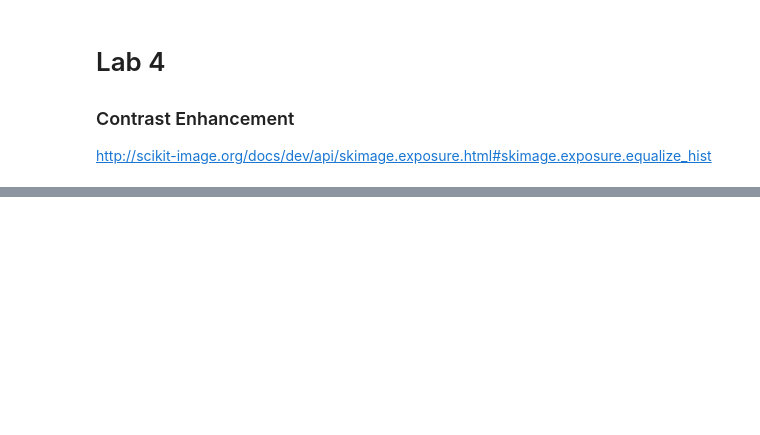
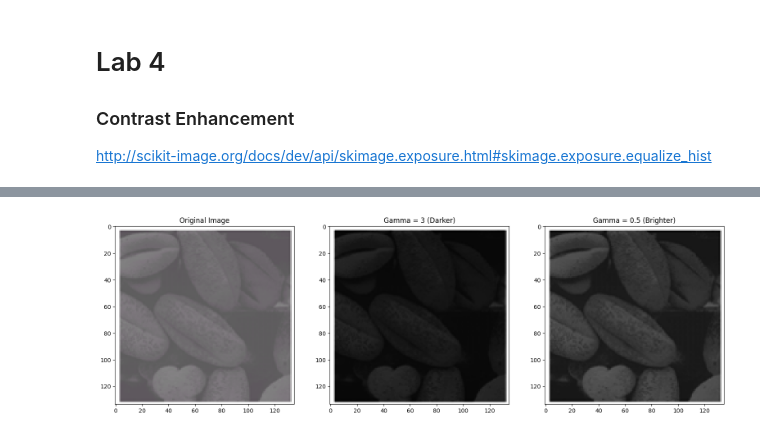
Before and after one commit to gehadnasser-2004/image-proccessing, a Jupyter notebook: Lab4-std/Lab4_STD.ipynb, the cells around one changed output, grey strips where cells are left out. Saved outputs shown, nothing was run; the diff lists cells and outputs as text; code cells hidden in the pictures; blank space fills up the shorter version.

```diff
--- a/Lab4-std/Lab4_STD.ipynb
+++ b/Lab4-std/Lab4_STD.ipynb
@@ -60,0 +87,23 @@ def getImageWithHist(name,ext,nbins=256):
+# %%
+'''
+3
+Gamma Correction
+'''
+def Gamma_Correction(image, c, gamma):
+
+    if image.ndim == 3:
+        image = np.mean(image, axis=2)
+
+    image = image / 255.0
+    corrected = c * np.power(image, gamma)
+    corrected = np.clip(corrected, 0, 1)
+    return corrected
+image = io.imread('imgs\Picture2.png')
+gamma3 = Gamma_Correction(image, c=1, gamma=3)
+gamma05 = Gamma_Correction(image, c=1, gamma=0.5)
+show_images(
+    [image, gamma3, gamma05],
+    ['Original Image', 'Gamma = 3 (Darker)', 'Gamma = 0.5 (Brighter)']
+)
+# %% [output]
+[figure, added]
```
Also changed, not shown: parts of 10 cells of this notebook.
